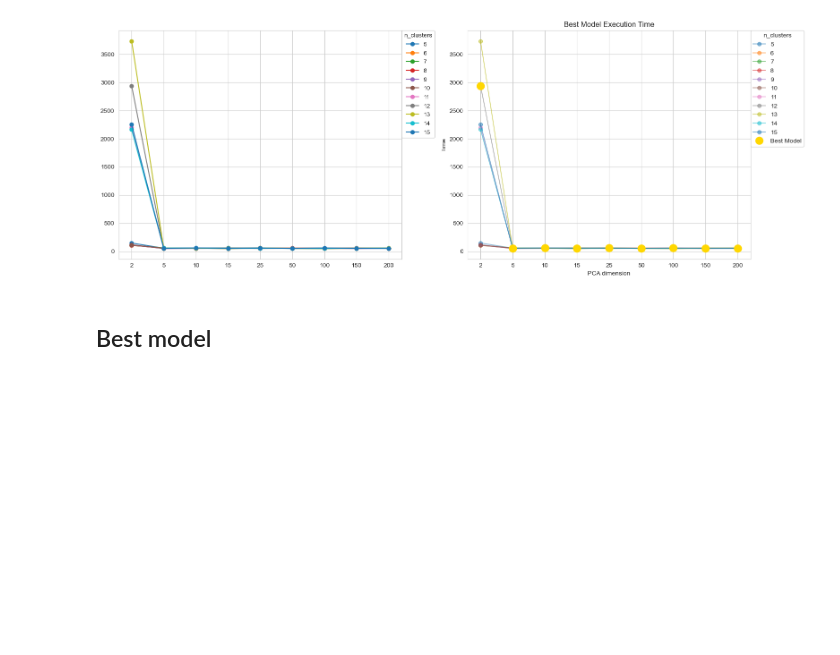
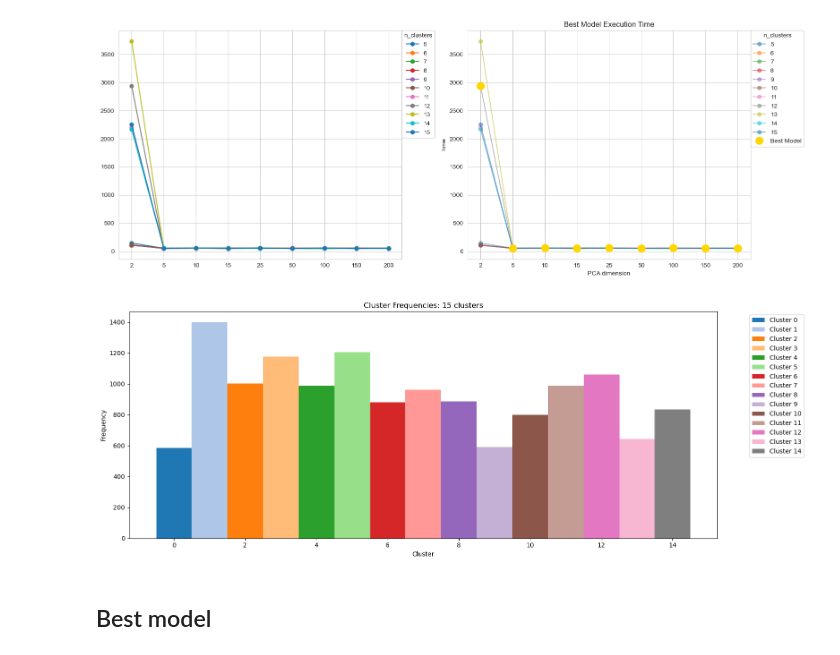
Before and after one commit to RuieX/clustering, a Jupyter notebook: src/notebooks/normalized_cut.ipynb, the cells around one changed output. Drawn from its saved outputs; the diff is of its cells as text; code cells hidden in the pictures; blank space fills up the shorter version.

```diff
--- a/src/notebooks/normalized_cut.ipynb
+++ b/src/notebooks/normalized_cut.ipynb
@@ -217,6 +217,12 @@ ncut_evaluation.plot_n_clusters_with_highlight(save=True)
 ncut_evaluation.plot_time_with_highlight(save=True)
 # %% [output]
 [figure]
+# %%
+from src.models.clustering import plot_cluster_frequencies
+
+plot_cluster_frequencies(data=data, model_name=ncut_evaluation.model_name, best_model_info=ncut_evaluation.best_model())
+# %% [output]
+[figure, added]
 # %% [markdown]
 ## Best model
 # %%
```
Also changed, not shown: parts of 3 cells of this notebook, 5 other files.
